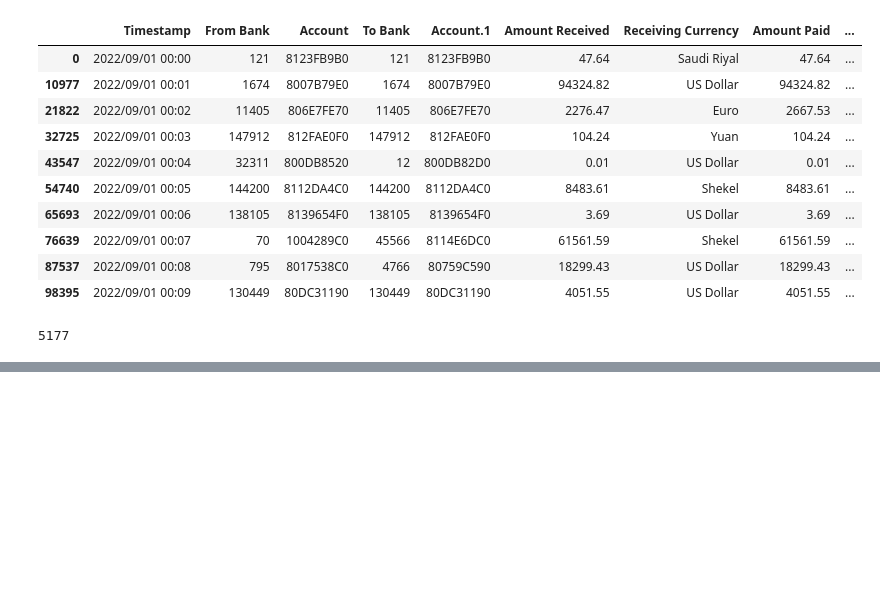
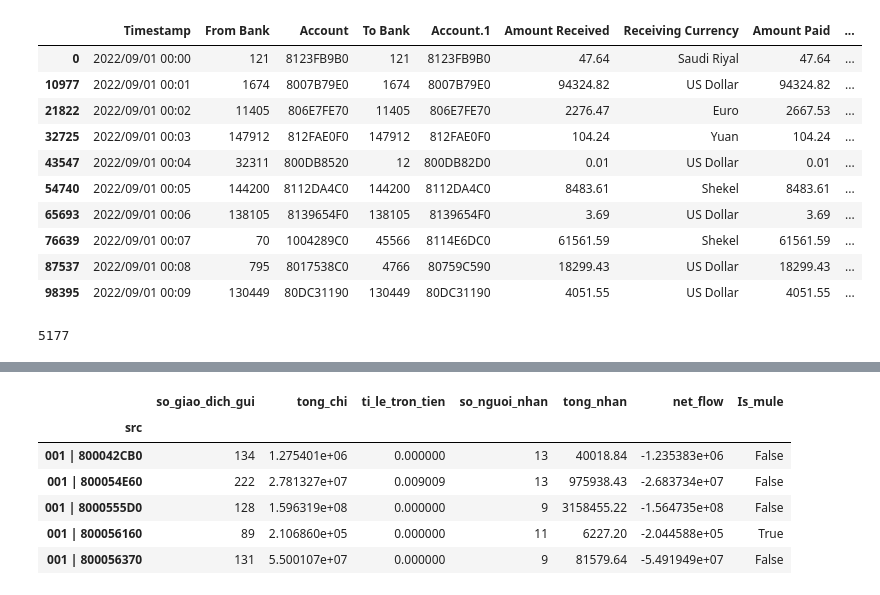
Before and after one commit to Tyler3743/fraud_detection, a Jupyter notebook: check_duplicate.ipynb, the cells around one changed output, grey strips where cells are left out. Saved outputs shown, nothing was run; the diff lists cells and outputs as text; code cells hidden in the pictures; blank space fills up the shorter version.

```diff
--- a/check_duplicate.ipynb
+++ b/check_duplicate.ipynb
@@ -176,0 +222,29 @@ Fraud.head(10)
+# %%
+import pandas as pd, numpy as np
+df=pd.read_csv("dataset_high/HI-Small_Trans.csv",dtype={"From Bank":str, "Account":str, "To Bank": str, "Account.1":str})
+df["src"]=df["From Bank"] + " | " + df["Account"]#cột tài khoản, node
+df["dest"]=df["To Bank"] +" | " +df["Account.1"]
+df["!currency"] = df["Receiving Currency"] != df["Payment Currency"]# tỷ lệ trộn trên tất cả các giao dịch
+df["Is_Mule"] = df["Is Laundering"]==1
+laund=df[df["Is_Mule"]]
+set_mule=set(laund["src"]) | set(laund["dest"])
+g=df.groupby("src")
+receive=df.groupby("dest")["Amount Received"].sum().rename("tong_nhan")
+df=g.agg(so_giao_dich_gui=("Amount Paid","size"),
+         tong_chi=("Amount Paid","sum"),
+         ti_le_tron_tien=("!currency","mean"),
+         so_nguoi_nhan=("dest","nunique")
+        )
+df=df.join(receive)
+df["tong_nhan"]=df["tong_nhan"].fillna(0)
+df["net_flow"]=df["tong_nhan"]-df["tong_chi"]
+df["Is_mule"]=df.index.isin(set_mule)
+df.head()
+# %% [output]
+|  | so_giao_dich_gui | tong_chi | ti_le_tron_tien | so_nguoi_nhan | tong_nhan | net_flow | Is_mule |
+| src |  |  |  |  |  |  |  |
+| 001 | 800042CB0 | 134 | 1.275401e+06 | 0.000000 | 13 | 40018.84 | -1.235383e+06 | False |
+| 001 | 800054E60 | 222 | 2.781327e+07 | 0.009009 | 13 | 975938.43 | -2.683734e+07 | False |
+| 001 | 8000555D0 | 128 | 1.596319e+08 | 0.000000 | 9 | 3158455.22 | -1.564735e+08 | False |
+| 001 | 800056160 | 89 | 2.106860e+05 | 0.000000 | 11 | 6227.20 | -2.044588e+05 | True |
+| 001 | 800056370 | 131 | 5.500107e+07 | 0.000000 | 9 | 81579.64 | -5.491949e+07 | False |
```
Also changed, not shown: parts of 2 cells of this notebook, 5 other files.
